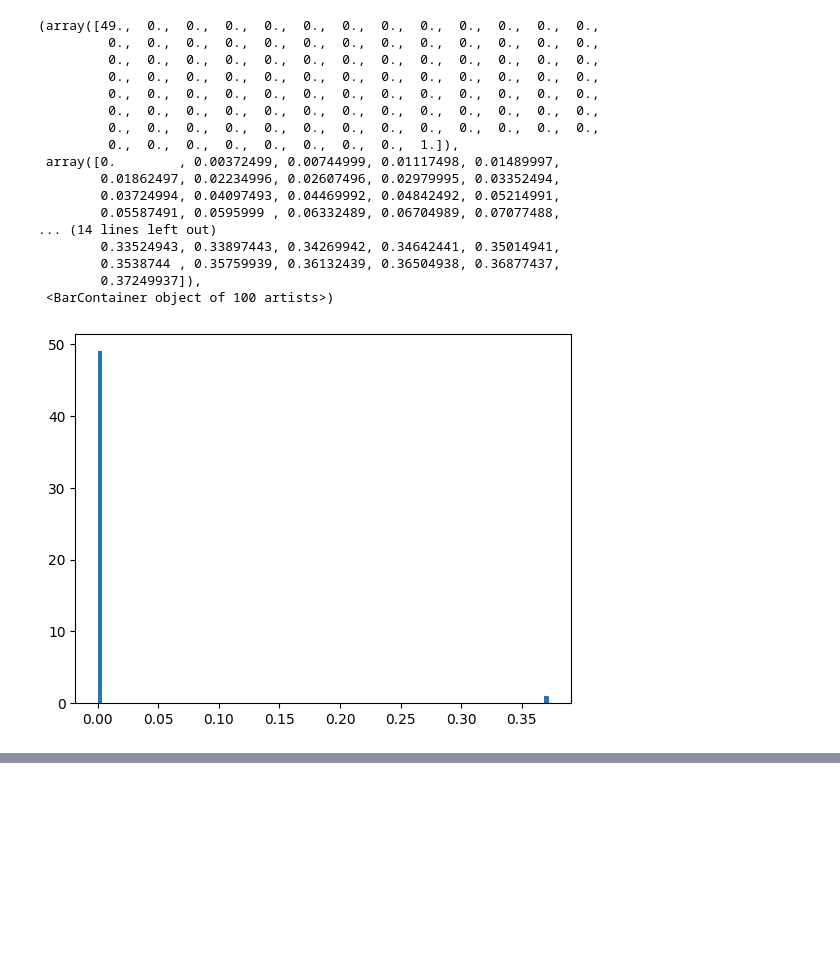
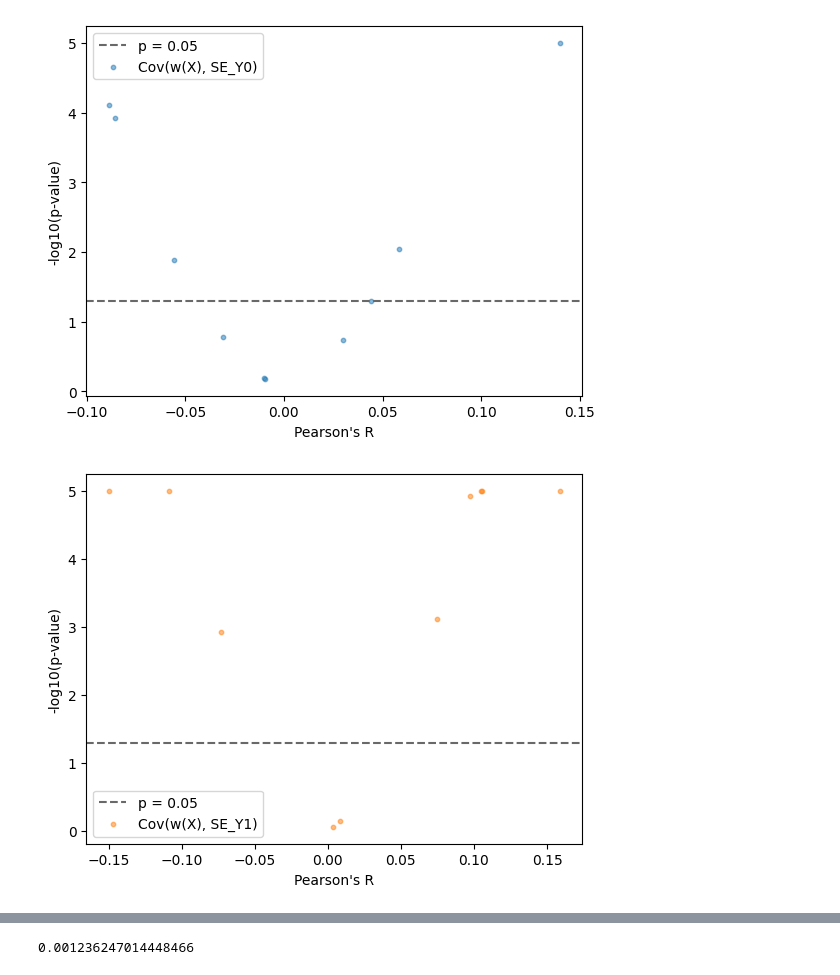
Before and after one commit to zeshanmh/uncovering-biases-os, a Jupyter notebook: synthetic/toy-notebooks/covariance-notebooks/confounding-cont.ipynb, the cells around one changed output, grey strips where cells are left out. Cells and saved outputs as stored; diff of their text form; code cells hidden in the pictures; blank space fills up the shorter version.

```diff
--- a/synthetic/toy-notebooks/covariance-notebooks/confounding-cont.ipynb
+++ b/synthetic/toy-notebooks/covariance-notebooks/confounding-cont.ipynb
@@ -158,21 +93,0 @@ for sim_idx in range(K):
-# %%
-plt.hist(np.array(covariances["SE_R"])[:,1], bins=100)
-# %% [output]
-(array([49.,  0.,  0.,  0.,  0.,  0.,  0.,  0.,  0.,  0.,  0.,  0.,  0.,
-         0.,  0.,  0.,  0.,  0.,  0.,  0.,  0.,  0.,  0.,  0.,  0.,  0.,
-         0.,  0.,  0.,  0.,  0.,  0.,  0.,  0.,  0.,  0.,  0.,  0.,  0.,
-         0.,  0.,  0.,  0.,  0.,  0.,  0.,  0.,  0.,  0.,  0.,  0.,  0.,
-         0.,  0.,  0.,  0.,  0.,  0.,  0.,  0.,  0.,  0.,  0.,  0.,  0.,
-         0.,  0.,  0.,  0.,  0.,  0.,  0.,  0.,  0.,  0.,  0.,  0.,  0.,
-         0.,  0.,  0.,  0.,  0.,  0.,  0.,  0.,  0.,  0.,  0.,  0.,  0.,
-         0.,  0.,  0.,  0.,  0.,  0.,  0.,  0.,  1.]),
- array([0.        , 0.00372499, 0.00744999, 0.01117498, 0.01489997,
-        0.01862497, 0.02234996, 0.02607496, 0.02979995, 0.03352494,
-        0.03724994, 0.04097493, 0.04469992, 0.04842492, 0.05214991,
-        0.05587491, 0.0595999 , 0.06332489, 0.06704989, 0.07077488,
-... (14 lines left out)
-        0.33524943, 0.33897443, 0.34269942, 0.34642441, 0.35014941,
-        0.3538744 , 0.35759939, 0.36132439, 0.36504938, 0.36877437,
-        0.37249937]),
- <BarContainer object of 100 artists>)
-[figure, removed]
@@ -185,0 +94,19 @@ print(K)
+# %%
+cp = sns.color_palette("tab10")
+
+for i, key in enumerate(covariances["train"]):
+    plt.figure()
+    plt.xlabel("Pearson's R")
+    plt.ylabel('-log10(p-value)')
+    plt.axhline(y=-np.log10(0.05), color='dimgray', linestyle='--', label='p = 0.05')
+
+    arr = np.array(covariances["val"][key])
+    hat_cov = arr[:, 0]
+    log_p_val = np.clip(-np.log10(arr[:, 1]), a_min=None, a_max=5)
+    plt.scatter(hat_cov, log_p_val, color=cp[i], s=10, alpha=0.5, label=f"Cov(w(X), {key})")
+
+    plt.legend()
+    plt.show()
+# %% [output]
+[figure, added]
+[figure, added]
@@ -185,0 +116,5 @@ print(K)
+# %%
+k = "SE_A"
+(df_merged_val["w(X)"] * df_merged_val[k]).dropna().mean() - df_merged_val["w(X)"].mean()* df_merged_val[k].dropna().mean()
+# %% [output]
+0.001236247014448466
```
Also changed, not shown: parts of 13 cells of this notebook, 2 other files.
